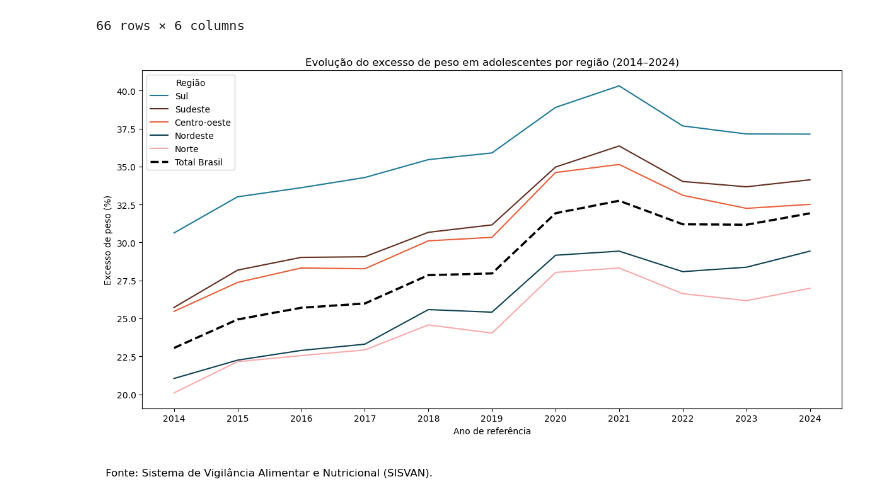
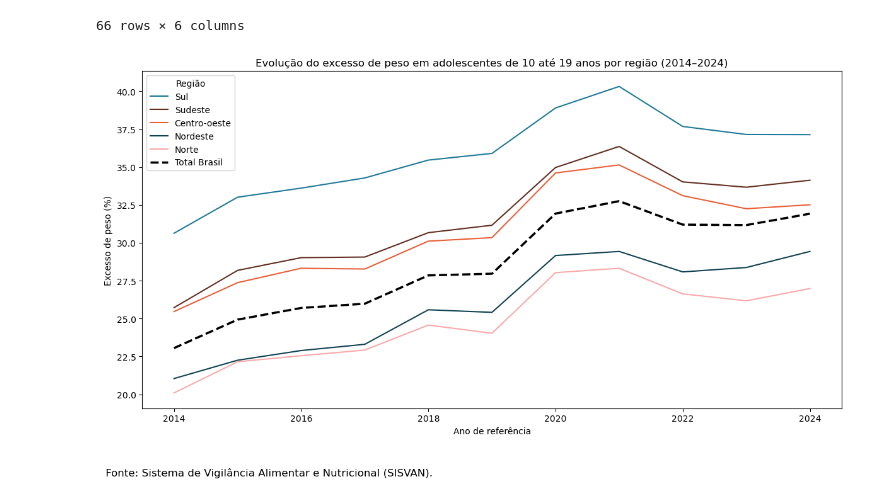
Before and after one commit to ImpulsoGov/dados-para-midia, a Jupyter notebook: adolescente/analise_geral/analise.ipynb, the cells around one changed output. Drawn from its saved outputs; the diff is of its cells as text; code cells hidden in the pictures.

```diff
--- a/adolescente/analise_geral/analise.ipynb
+++ b/adolescente/analise_geral/analise.ipynb
@@ -82,4 +83,22 @@ df_regioes
 66 rows × 6 columns
 # %%
 df_unido.to_csv("analise_geral.csv")
+# %%
+df_unido = pd.read_csv('analise_geral.csv')
+
+df_regioes = df_unido[df_unido['regiao'].str.startswith(( 'TOTAL BRASIL', 'TOTAL REGIÃO '), na=False)]
+df_regioes['perc_total_obesidade'] = df_regioes['perc_sobrepeso'] + df_regioes['perc_obesidade'] + df_regioes['perc_obesidade_grave']
+#df_regioes = df_regioes[['regiao', 'perc_total_obesidade', 'ano']]
+df_regioes = df_regioes[['regiao', 'perc_sobrepeso', 'perc_obesidade', 'perc_obesidade_grave', 'perc_total_obesidade', 'ano']]
+
+mapeamento = {
+    'TOTAL REGIÃO CENTRO-OESTE': 'Centro-oeste',
+    'TOTAL REGIÃO NORDESTE': 'Nordeste',
+    'TOTAL REGIÃO NORTE': 'Norte',
+    'TOTAL REGIÃO SUDESTE': 'Sudeste',
+    'TOTAL REGIÃO SUL': 'Sul',
+    'TOTAL BRASIL': 'Total Brasil'
+}
+
+df_regioes['regiao'] = df_regioes['regiao'].replace(mapeamento)
 # %%
@@ -88,29 +107,29 @@ df_regioes['perc_total_obesidade'] = df_regioes['perc_total_obesidade']*100
 # %%
 df_regioes['perc_total_obesidade']  = df_regioes['perc_total_obesidade']
 df_finais = df_regioes[df_regioes['ano'] == df_regioes['ano'].max()]
 ordem_regioes = df_finais.sort_values('perc_total_obesidade', ascending=False)['regiao'].tolist()
 
 cat_colors = ["#1F7A99", "#632F21", "#E95F3A", "#114354", "#F9AAA9"]
 sns.set_palette(cat_colors)
 
 plt.figure(figsize=(12, 7))
 
 for regiao in ordem_regioes:
     if regiao != "Total Brasil":
         data = df_regioes[df_regioes['regiao'] == regiao]
         sns.lineplot(data=data, x='ano', y='perc_total_obesidade', label=regiao, linewidth=1.5)
 
 if "Total Brasil" in df_regioes['regiao'].values:
     data_total = df_regioes[df_regioes['regiao'] == "Total Brasil"]
     sns.lineplot(data=data_total, x='ano', y='perc_total_obesidade', label="Total Brasil",
                  linewidth=2.5, linestyle='--', color='black')
 
-plt.title('Evolução do excesso de peso em adolescentes por região (2014–2024)')
+plt.title('Evolução do excesso de peso em adolescentes de 10 até 19 anos por região (2014–2024)')
 plt.xlabel('Ano de referência')
 plt.ylabel('Excesso de peso (%)')
 plt.legend(title='Região')
 plt.figtext(0.01, -0.02, " Fonte: Sistema de Vigilância Alimentar e Nutricional (SISVAN).", ha="left", fontsize=12)
 plt.tight_layout(rect=[0, 0.05, 1, 0.95])
 plt.show()
 # %% [output]
-[figure, old version]
+[figure, new version]
```
Also changed, not shown: parts of 3 cells of this notebook, 14 other files.
